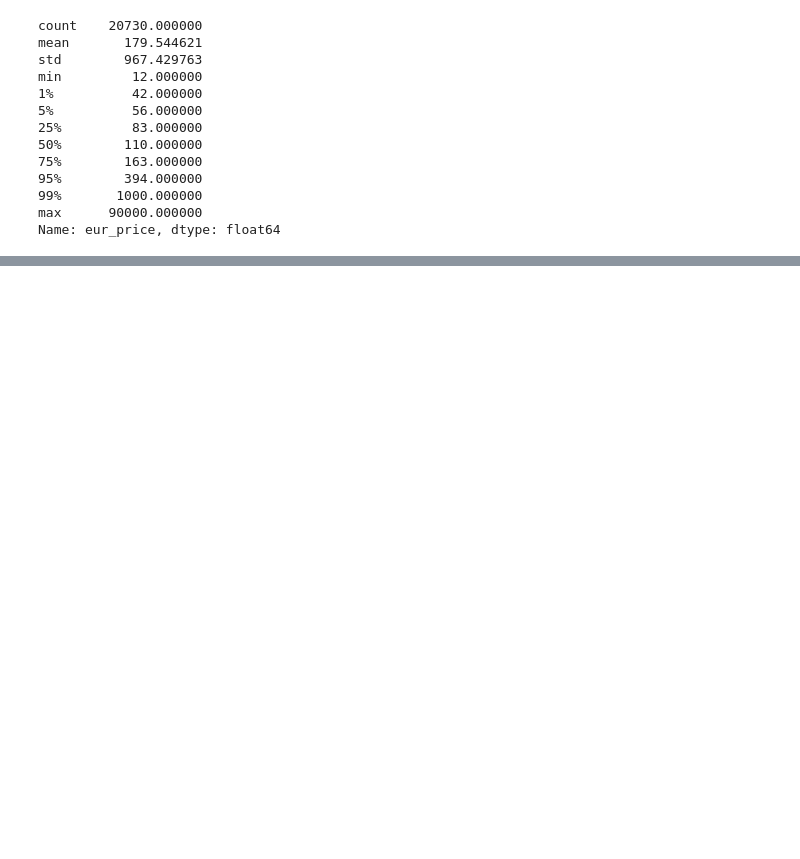
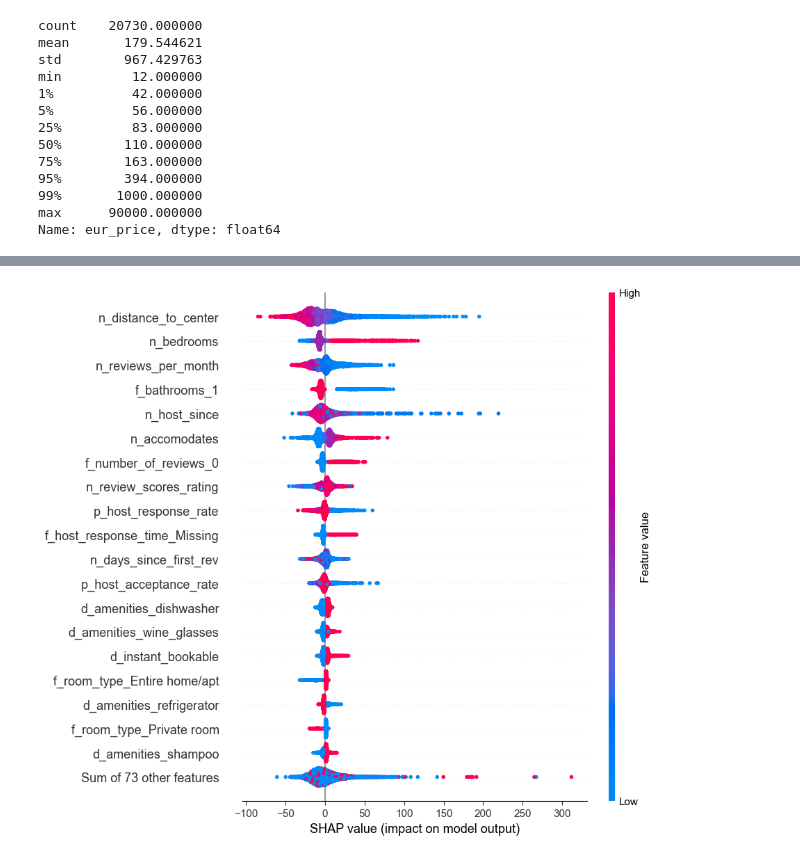
Before and after one commit to marton-nagy-marton/Data-Analysis-3, a Jupyter notebook: Home_Assignment_1/MartonNagy_DA3_HA1.ipynb, the cells around one changed output, grey strips where cells are left out. Drawn from its saved outputs; the diff is of its cells as text; code cells hidden in the pictures; blank space fills up the shorter version.

```diff
--- a/Home_Assignment_1/MartonNagy_DA3_HA1.ipynb
+++ b/Home_Assignment_1/MartonNagy_DA3_HA1.ipynb
@@ -654,0 +935,4 @@ xgb_model_cv.cv_results_["mean_test_score"].min()*-1
+# %%
+shap.plots.beeswarm(xgb_shap_values, max_display = 20, show = True)
+# %% [output]
+[figure, added]
```
Also changed, not shown: parts of 111 cells of this notebook.
